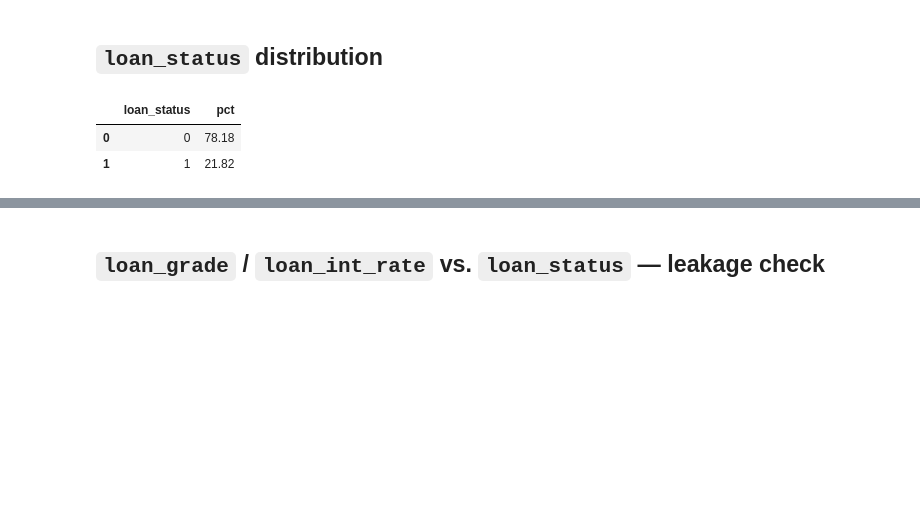
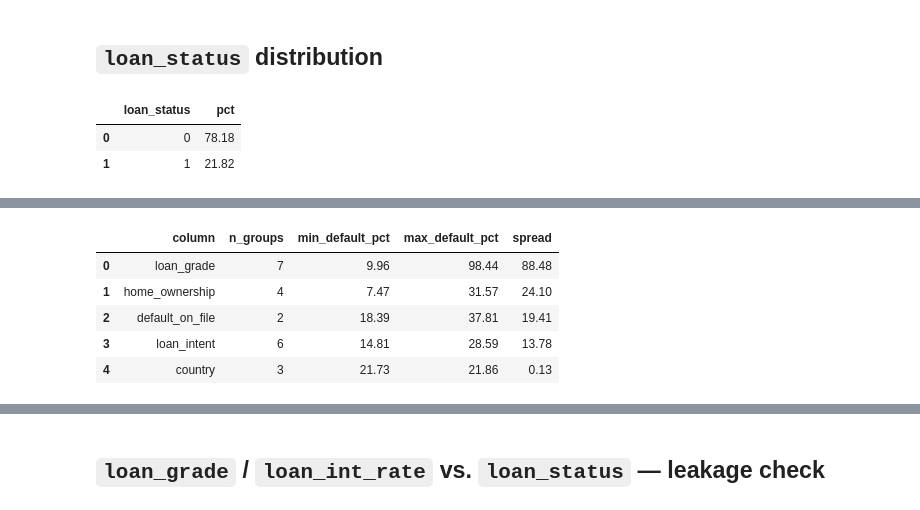
Before and after one commit to CaoThien1402/credit-risk-pipeline, a Jupyter notebook: notebooks/01_eda.ipynb, the cells around one changed output, grey strips where cells are left out. Saved outputs shown, nothing was run; the diff lists cells and outputs as text; code cells hidden in the pictures; blank space fills up the shorter version.

```diff
--- a/notebooks/01_eda.ipynb
+++ b/notebooks/01_eda.ipynb
@@ -136,0 +155,30 @@ status_df
+# %%
+categorical_cols = ['loan_intent', 'loan_grade', 'home_ownership', 'default_on_file', 'country']
+
+separation_scan = []
+for col in categorical_cols:
+    rates = df.groupby(col)['loan_status'].mean() * 100
+    separation_scan.append({
+        'column': col,
+        'n_groups': rates.shape[0],
+        'min_default_pct': round(rates.min(), 2),
+        'max_default_pct': round(rates.max(), 2),
+        'spread': round(rates.max() - rates.min(), 2),
+    })
+
+separation_df = pd.DataFrame(separation_scan).sort_values('spread', ascending=False).reset_index(drop=True)
+
+fig_separation = px.bar(
+    separation_df, x='column', y='spread',
+    title='Default-rate spread (max - min) per categorical column',
+    labels={'spread': 'spread in % default across groups'},
+)
+fig_separation.show()
+separation_df
+# %% [output]
+|  | column | n_groups | min_default_pct | max_default_pct | spread |
+| 0 | loan_grade | 7 | 9.96 | 98.44 | 88.48 |
+| 1 | home_ownership | 4 | 7.47 | 31.57 | 24.10 |
+| 2 | default_on_file | 2 | 18.39 | 37.81 | 19.41 |
+| 3 | loan_intent | 6 | 14.81 | 28.59 | 13.78 |
+| 4 | country | 3 | 21.73 | 21.86 | 0.13 |
```
Also changed, not shown: parts of 4 cells of this notebook.
